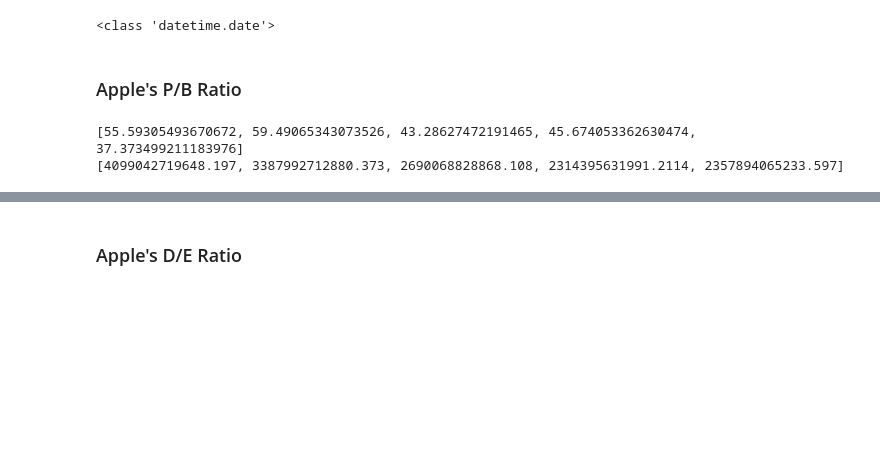
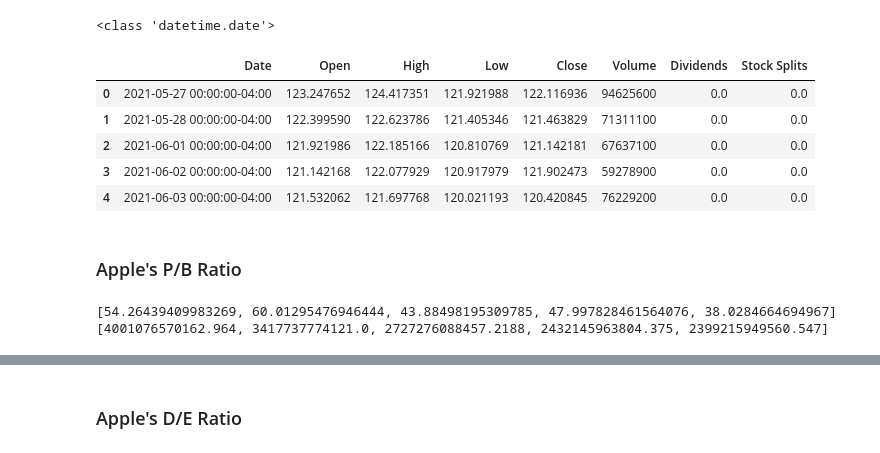
Before and after one commit to JustinWoo20/stock-backtesting, a Jupyter notebook: notebooks/test.ipynb, the cells around one changed output, grey strips where cells are left out. Cells and saved outputs as stored; diff of their text form; code cells hidden in the pictures; blank space fills up the shorter version.

```diff
--- a/notebooks/test.ipynb
+++ b/notebooks/test.ipynb
@@ -116,8 +116,8 @@ income_growth
   'growthOtherAdjustmentsToNetIncome': 0,
   'growthNetIncomeDeductions': 0}]
 # %%
-ticker = yf.Ticker('AAPL')
-shares = ticker.get_shares_full(start='2021-10-01')
+aapl_ticker = yf.Ticker('AAPL')
+shares = aapl_ticker.get_shares_full(start='2021-10-01')
 df_shares = pd.DataFrame(data=shares,  index=None, )
 df_shares.reset_index(inplace=True)
 df_shares = df_shares.rename(columns={'index': 'Date', 0: 'Shares'})
@@ -127,8 +127,16 @@ print(type(df_shares['Date'][0]))
 # %% [output]
 <class 'datetime.date'>
 # %%
-price_history = ticker.history('5y')
+price_history = aapl_ticker.history('5y')
 price_history = price_history.reset_index()
+price_history.head()
+# %% [output]
+|  | Date | Open | High | Low | Close | Volume | Dividends | Stock Splits |
+| 0 | 2021-05-27 00:00:00-04:00 | 123.247652 | 124.417351 | 121.921988 | 122.116936 | 94625600 | 0.0 | 0.0 |
+| 1 | 2021-05-28 00:00:00-04:00 | 122.399590 | 122.623786 | 121.405346 | 121.463829 | 71311100 | 0.0 | 0.0 |
+| 2 | 2021-06-01 00:00:00-04:00 | 121.921986 | 122.185166 | 120.810769 | 121.142181 | 67637100 | 0.0 | 0.0 |
+| 3 | 2021-06-02 00:00:00-04:00 | 121.142168 | 122.077929 | 120.917979 | 121.902473 | 59278900 | 0.0 | 0.0 |
+| 4 | 2021-06-03 00:00:00-04:00 | 121.532062 | 121.697768 | 120.021193 | 120.420845 | 76229200 | 0.0 | 0.0 |
 # %% [markdown]
 ### Apple's P/B Ratio
 # %%
@@ -158,8 +166,8 @@ for year in balance:
 print(pb_ratios)
 print(market_caps)
 # %% [output]
-[55.59305493670672, 59.49065343073526, 43.28627472191465, 45.674053362630474, 37.373499211183976]
-[4099042719648.197, 3387992712880.373, 2690068828868.108, 2314395631991.2114, 2357894065233.597]
+[54.26439409983269, 60.01295476946444, 43.88498195309785, 47.997828461564076, 38.0284664694967]
+[4001076570162.964, 3417737774121.0, 2727276088457.2188, 2432145963804.375, 2399215949560.547]
 # %%
 market_cap_endpoint = f"https://financialmodelingprep.com/stable/market-capitalization?symbol=AAPL&apikey={api_key}"
 market_cap_data = requests.get(market_cap_endpoint)
```
Also changed, not shown: parts of 10 cells of this notebook, 1 other file.
